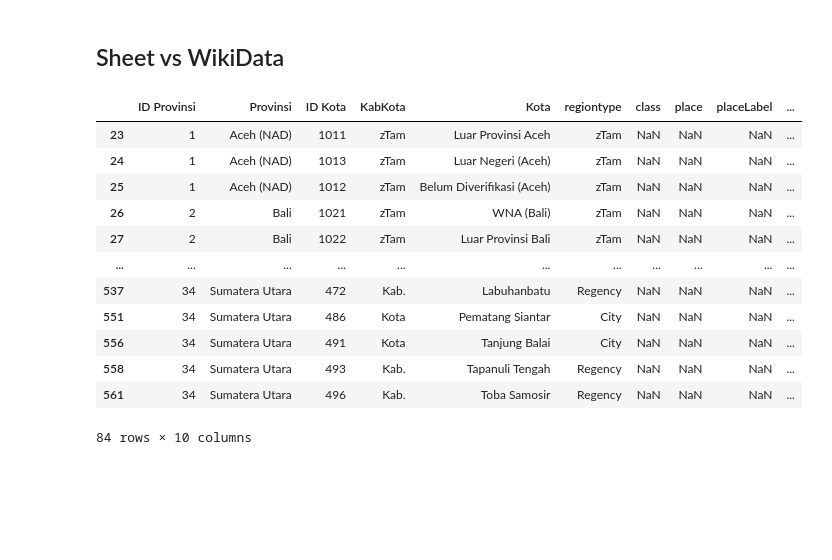
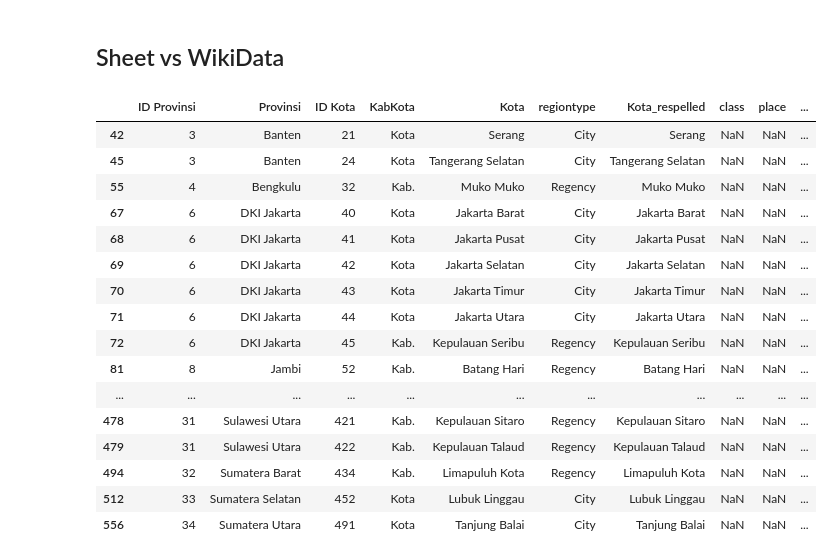
Before and after one commit to dhan16/colabs, a Jupyter notebook: covid19opendata/WikiData.ipynb, the cells around one changed output. Saved outputs shown, nothing was run; the diff lists cells and outputs as text; code cells hidden in the pictures; blank space fills up the shorter version.

```diff
--- a/covid19opendata/WikiData.ipynb
+++ b/covid19opendata/WikiData.ipynb
@@ -38,8 +38,8 @@ WHERE
 }
 """
 res = wiki_data(sparql)
-df = wikidata_to_dataframe(res)
-df
+wiki_raw = wikidata_to_dataframe(res)
+wiki_raw
 # res
 # %% [output]
 |  | class | place | placeLabel | classLabel |
@@ -56,7 +56,7 @@ df
 | 516 | http://www.wikidata.org/entity/Q3... | http://www.wikidata.org/entity/Q5984 | Sibolga | city of Indonesia |
 517 rows × 4 columns
 # %%
-df.classLabel.unique()
+wiki_raw.classLabel.unique()
 
 kabkota_to_regiontype = {
     'regency of Indonesia' : 'Regency',
@@ -65,8 +65,8 @@ kabkota_to_regiontype = {
     'administrative city of Indonesia': 'City',
 }
 
-df['regiontype'] = df.apply(lambda r: kabkota_to_regiontype[r.classLabel], axis=1)
-wiki_df = df
+wiki_df = wiki_raw
+wiki_df['regiontype'] = wiki_df.apply(lambda r: kabkota_to_regiontype[r.classLabel], axis=1)
 wiki_df
 # %% [output]
 |  | class | place | placeLabel | classLabel | regiontype |
@@ -99,15 +99,23 @@ rows = worksheet.get_all_values()
 
 # Convert to a DataFrame and render.
 import pandas as pd
-df = pd.DataFrame.from_records(rows[2:], columns=rows[1])
+sheet_raw = pd.DataFrame.from_records(rows[2:], columns=rows[1])
 # %%
+sheet_df = sheet_raw
+
 kabkota_to_regiontype = {
     'Kab.' : 'Regency',
     'Kota': 'City',
     'zTam' : 'zTam'
 }
+sheet_df['regiontype'] = sheet_df.apply(lambda r: kabkota_to_regiontype[r.KabKota], axis=1)
 
-df['regiontype'] = df.apply(lambda r: kabkota_to_regiontype[r.KabKota], axis=1)
-
-sheet_df = df
-sheet_df
+spellings = {
+    'Labuhanbatu': 'Labuhan Batu',
+    'Batu Bara' : 'Batubara',
+    'Pematang Siantar' : 'Pematangsiantar',
+    'Tapanuli Tengah' : 'Central Tapanuli',
+    'Toba Samosir' : 'Toba Regency',
+}
+sheet_df['Kota_respelled'] = sheet_df.apply(lambda r: spellings.get(r.Kota, r.Kota), axis=1)
+# sheet_df
@@ -128,26 +122,27 @@ sheet_df
 # %% [markdown]
 ## Sheet vs WikiData
 # %%
-spellings = {
-    'Labuhanbatu': 'Labuhan Batu'
-}
 
 # Find rows in sheet_df with no matches in wiki_df
-df = sheet_df.merge(wiki_df, how='left', left_on=['Kota', 'regiontype'], right_on=['placeLabel', 'regiontype'])
-# missing = df[df['placeLabel'].isnull() & ~df['KabKota'].isin(['zTam'])]
-missing = df[df['placeLabel'].isnull()]
+df = sheet_df.merge(wiki_df, how='left', left_on=['Kota_respelled', 'regiontype'], right_on=['placeLabel', 'regiontype'])
+missing = df[df['placeLabel'].isnull() & ~df['KabKota'].isin(['zTam'])]
 missing
+# len(missing)
 # %% [output]
-|  | ID Provinsi | Provinsi | ID Kota | KabKota | Kota | regiontype | class | place | placeLabel | ... |
-| 23 | 1 | Aceh (NAD) | 1011 | zTam | Luar Provinsi Aceh | zTam | NaN | NaN | NaN | ... |
-| 24 | 1 | Aceh (NAD) | 1013 | zTam | Luar Negeri (Aceh) | zTam | NaN | NaN | NaN | ... |
-| 25 | 1 | Aceh (NAD) | 1012 | zTam | Belum Diverifikasi (Aceh) | zTam | NaN | NaN | NaN | ... |
-| 26 | 2 | Bali | 1021 | zTam | WNA (Bali) | zTam | NaN | NaN | NaN | ... |
-| 27 | 2 | Bali | 1022 | zTam | Luar Provinsi Bali | zTam | NaN | NaN | NaN | ... |
+|  | ID Provinsi | Provinsi | ID Kota | KabKota | Kota | regiontype | Kota_respelled | class | place | ... |
+| 42 | 3 | Banten | 21 | Kota | Serang | City | Serang | NaN | NaN | ... |
+| 45 | 3 | Banten | 24 | Kota | Tangerang Selatan | City | Tangerang Selatan | NaN | NaN | ... |
+| 55 | 4 | Bengkulu | 32 | Kab. | Muko Muko | Regency | Muko Muko | NaN | NaN | ... |
+| 67 | 6 | DKI Jakarta | 40 | Kota | Jakarta Barat | City | Jakarta Barat | NaN | NaN | ... |
+| 68 | 6 | DKI Jakarta | 41 | Kota | Jakarta Pusat | City | Jakarta Pusat | NaN | NaN | ... |
+| 69 | 6 | DKI Jakarta | 42 | Kota | Jakarta Selatan | City | Jakarta Selatan | NaN | NaN | ... |
+| 70 | 6 | DKI Jakarta | 43 | Kota | Jakarta Timur | City | Jakarta Timur | NaN | NaN | ... |
+| 71 | 6 | DKI Jakarta | 44 | Kota | Jakarta Utara | City | Jakarta Utara | NaN | NaN | ... |
+| 72 | 6 | DKI Jakarta | 45 | Kab. | Kepulauan Seribu | Regency | Kepulauan Seribu | NaN | NaN | ... |
+| 81 | 8 | Jambi | 52 | Kab. | Batang Hari | Regency | Batang Hari | NaN | NaN | ... |
 | ... | ... | ... | ... | ... | ... | ... | ... | ... | ... | ... |
-| 537 | 34 | Sumatera Utara | 472 | Kab. | Labuhanbatu | Regency | NaN | NaN | NaN | ... |
-| 551 | 34 | Sumatera Utara | 486 | Kota | Pematang Siantar | City | NaN | NaN | NaN | ... |
-| 556 | 34 | Sumatera Utara | 491 | Kota | Tanjung Balai | City | NaN | NaN | NaN | ... |
-| 558 | 34 | Sumatera Utara | 493 | Kab. | Tapanuli Tengah | Regency | NaN | NaN | NaN | ... |
-| 561 | 34 | Sumatera Utara | 496 | Kab. | Toba Samosir | Regency | NaN | NaN | NaN | ... |
+| 478 | 31 | Sulawesi Utara | 421 | Kab. | Kepulauan Sitaro | Regency | Kepulauan Sitaro | NaN | NaN | ... |
+| 479 | 31 | Sulawesi Utara | 422 | Kab. | Kepulauan Talaud | Regency | Kepulauan Talaud | NaN | NaN | ... |
+| 494 | 32 | Sumatera Barat | 434 | Kab. | Limapuluh Kota | Regency | Limapuluh Kota | NaN | NaN | ... |
+| 512 | 33 | Sumatera Selatan | 452 | Kota | Lubuk Linggau | City | Lubuk Linggau | NaN | NaN | ... |
+| 556 | 34 | Sumatera Utara | 491 | Kota | Tanjung Balai | City | Tanjung Balai | NaN | NaN | ... |
-84 rows × 10 columns
```
Also changed, not shown: parts of 3 cells of this notebook.
